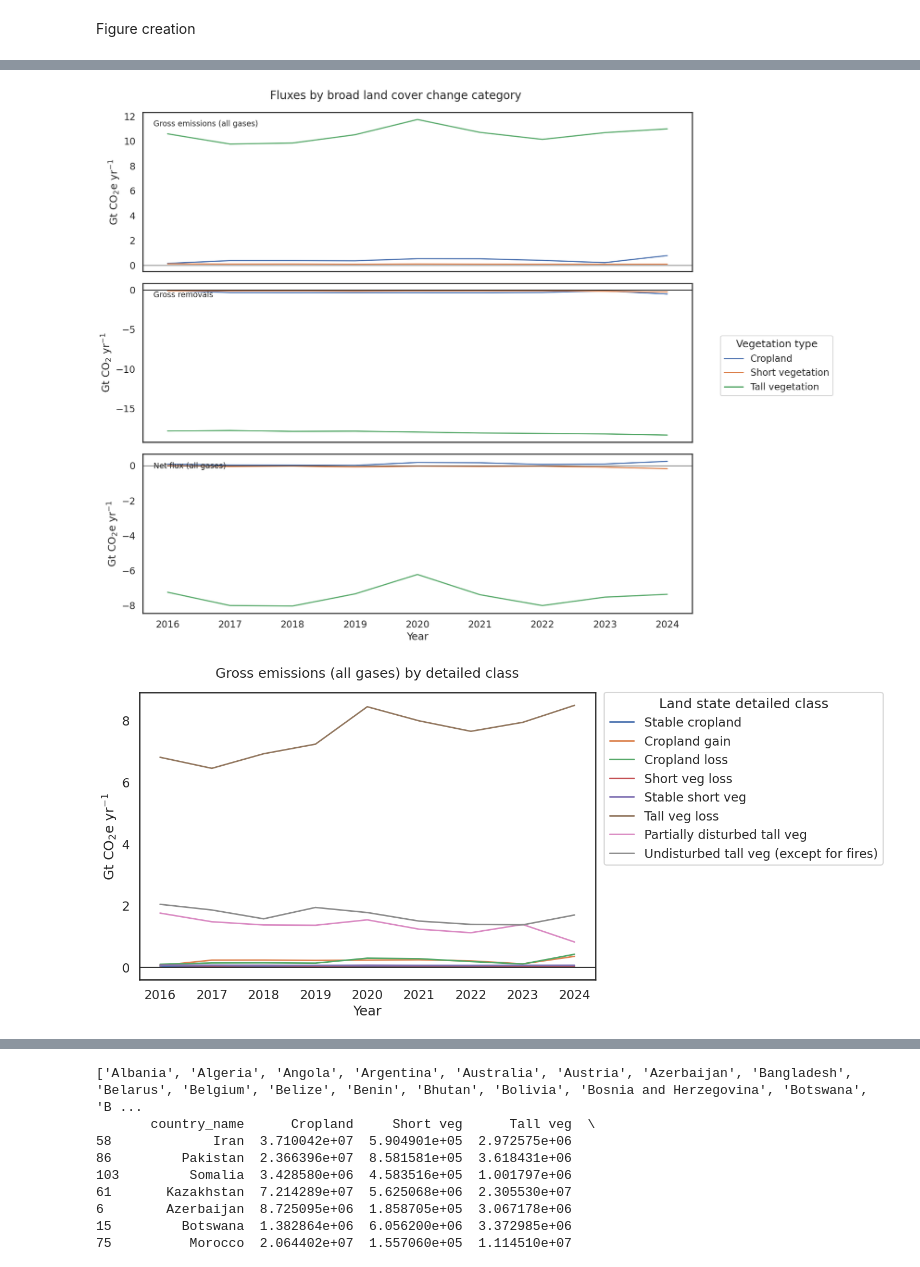
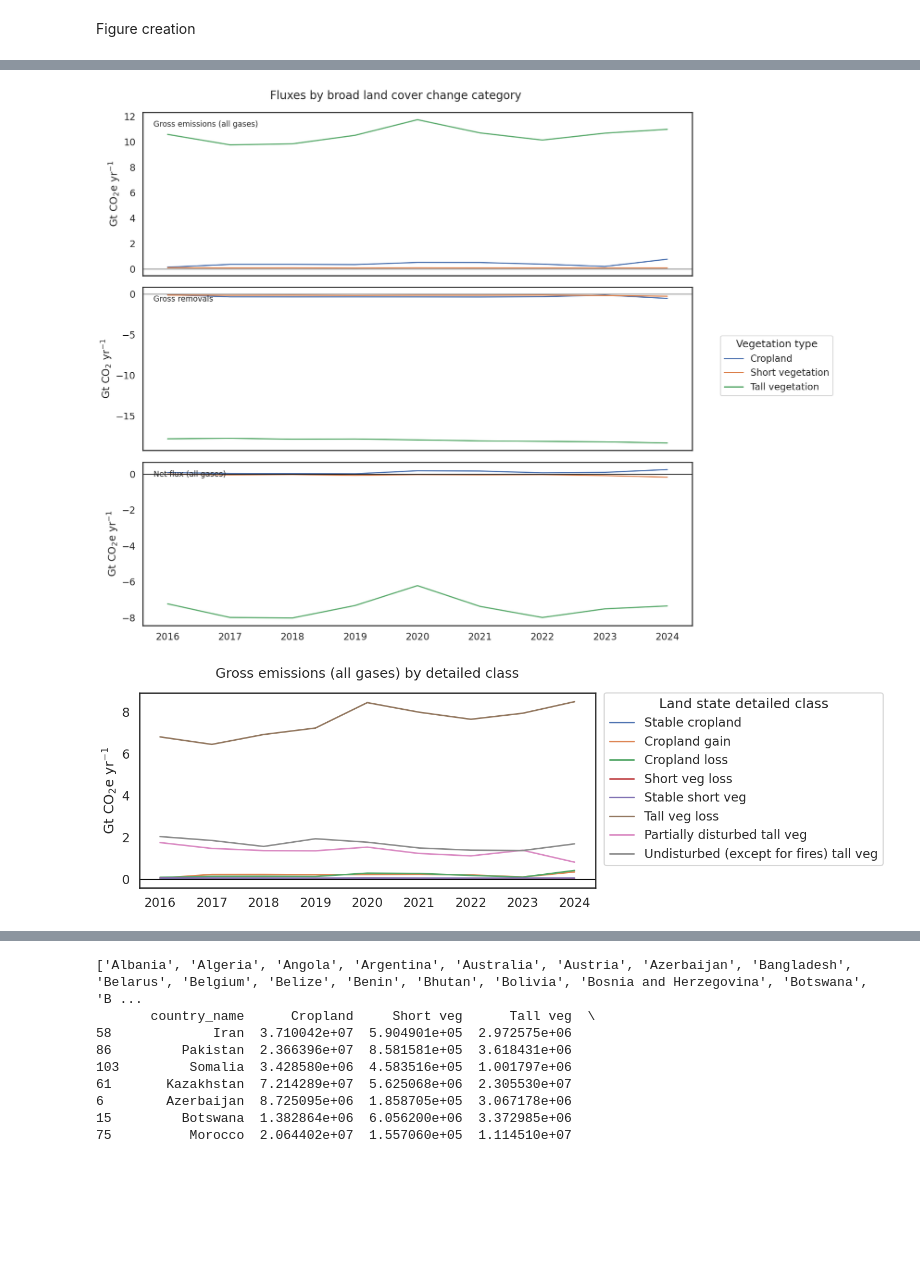
Before and after one commit to erin-glen/AFOLU_GHG_flux_model, a Jupyter notebook: src/LULUCF/scripts/zonal_statistics/veg_model_v1_0_5_figures.ipynb, the cells around one changed output, grey strips where cells are left out. Drawn from its saved outputs; the diff is of its cells as text; code cells hidden in the pictures; blank space fills up the shorter version.

Commit message:
Working on figures for vegetation model v1.0.5. Also, added notebook with dataframe pull for preliminary uncertainty analysis inputs.

```diff
--- a/src/LULUCF/scripts/zonal_statistics/veg_model_v1_0_5_figures.ipynb
+++ b/src/LULUCF/scripts/zonal_statistics/veg_model_v1_0_5_figures.ipynb
@@ -66,7 +72,11 @@ layers_to_drop = [
     cn.n2o_gross_emis_pattern
 ]
 
-df_graphs = df_graphs[~df_graphs["analysis_layer"].isin(layers_to_drop)].reset_index(drop=True)
+df_graphs = df_raw[~df_raw["analysis_layer"].isin(layers_to_drop)].reset_index(drop=True)
+state_node_df = pd.read_excel(cn.state_node_lookup_table_local, sheet_name=cn.sheet)
+df_graphs = df_graphs.merge(state_node_df[['land_state', 'tall_veg_type']],  # Merge tall_veg_type field from state_node_df
+          left_on='land_state_node', right_on='land_state',
+          how='left')
 print(f"Rows in df: {len(df_graphs)}")
 # df_graphs
 # %% [output]
@@ -93,7 +103,7 @@ broad_class_dict = {
 }
 
 detailed_class_dict = {
-    "tree_tree_undisturbed": "Undisturbed tall veg (except for fires)",
+    "tree_tree_undisturbed": "Undisturbed (except for fires) tall veg",
     "tree_tree_disturbed": "Partially disturbed tall veg",
     "tree_loss": "Tall veg loss",
     "tree_gain": "Tall veg gain",
@@ -105,11 +115,25 @@ detailed_class_dict = {
     "crop_loss": "Cropland loss"
 }
 
-tall_classes = [
+tall_veg_type_dict = {
+    "mangrove": "Mangrove",
+    "oil_palm": "Oil palm",
+    "non_oil_palm_planted_trees": "Non-oil palm planted trees",
+    "natural_tree_cover": "Natural tree cover",
+    "trees_in_other_land_covers": "Trees in other land covers",
+    "non_tall_vegetation": "Non-tall vegetation"
+}
+
+primary_forest_dict = {
+    0: "Not primary forest",
+    1: "Primary forest"
+}
+
+tall_veg_change_type_classes = [
     "Tall veg loss",
     "Tall veg gain",
     "Partially disturbed tall veg",
-    "Undisturbed tall veg (except for fires)"
+    "Undisturbed (except for fires) tall veg"
 ]
 
 # Aggregates by analysis layer
@@ -312,7 +336,7 @@ sns.lineplot(
 axes[2].axhline(0, color="black", linewidth=1)
 axes[2].grid(False)
 axes[2].set_ylabel("Gt CO$_2$e yr$^{-1}$")
-axes[2].set_xlabel("Year")
+axes[2].set_xlabel(None)
 
 axes[2].text(
     0.02, 0.95,
@@ -345,7 +369,7 @@ fig.suptitle(
 plt.tight_layout()
 plt.show()
 # %% [output]
-[figure, old version]
+[figure, new version]
 # %%
 ### Global gross emissions timeseries by 10 land cover change categories (single panel)
 ### Per https://chatgpt.com/g/g-p-69399a7fcc808191b337d3fac695447c/c/69a5f52d-4db0-832e-8a7e-ee14ee9ac9d0
@@ -379,33 +403,33 @@ df_emis_ts["legend_label"] = df_emis_ts["legend_label"].fillna(
 
 # ---- Plot ----
 sns.set_theme(style="white", context="talk")
 
-plt.figure(figsize=(15, 7))
+plt.figure(figsize=(15, 5))
 
 ax = sns.lineplot(
     data=df_emis_ts,
     x="year",
     y="value_Gt",
     hue="legend_label",
     linewidth=2
 )
 
 ax.axhline(0, color="black", linewidth=1)
 ax.grid(False)
 
-ax.set_xlabel("Year")
+ax.set_xlabel(None)
 ax.set_ylabel("Gt CO$_2$e yr$^{-1}$")
 ax.set_title("Gross emissions (all gases) by detailed class", pad=20)
 
 # Legend outside right
 ax.legend(
     title="Land state detailed class",
     bbox_to_anchor=(1.02, 1),
     loc="upper left",
     borderaxespad=0
 )
 
 plt.tight_layout()
 plt.show()
 # %% [output]
-[figure, old version]
+[figure, new version]
```
Also changed, not shown: parts of 14 cells of this notebook, 6 other files.
